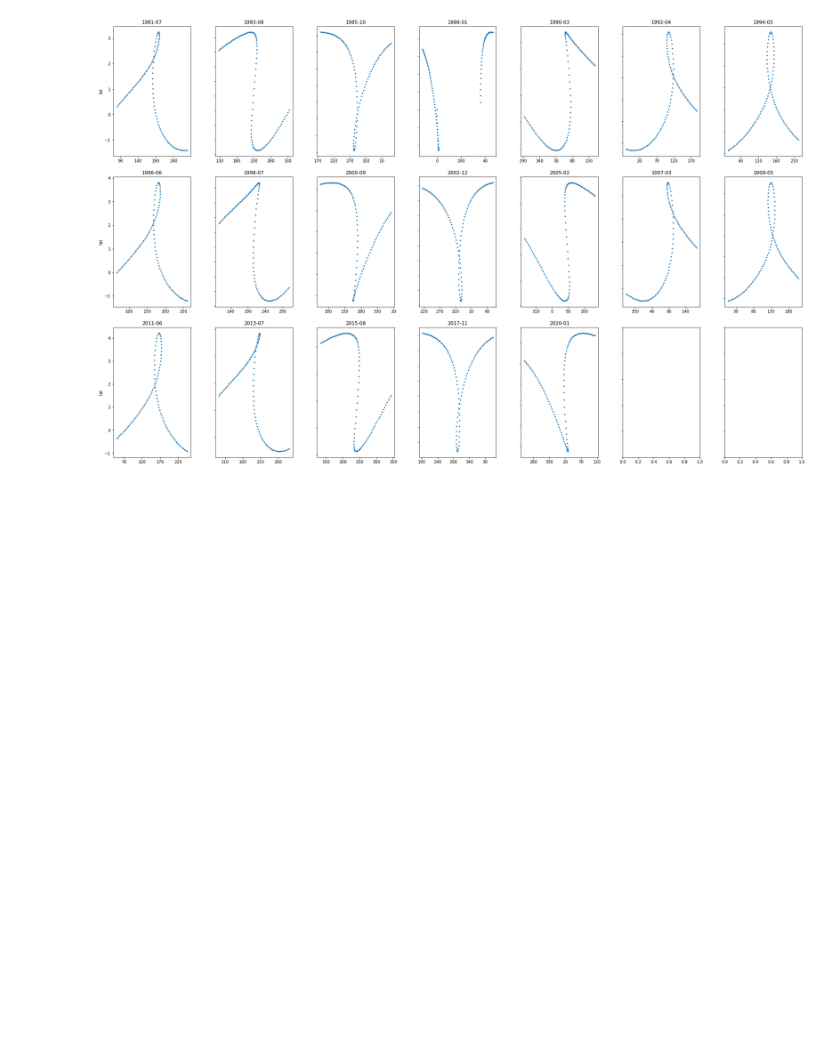
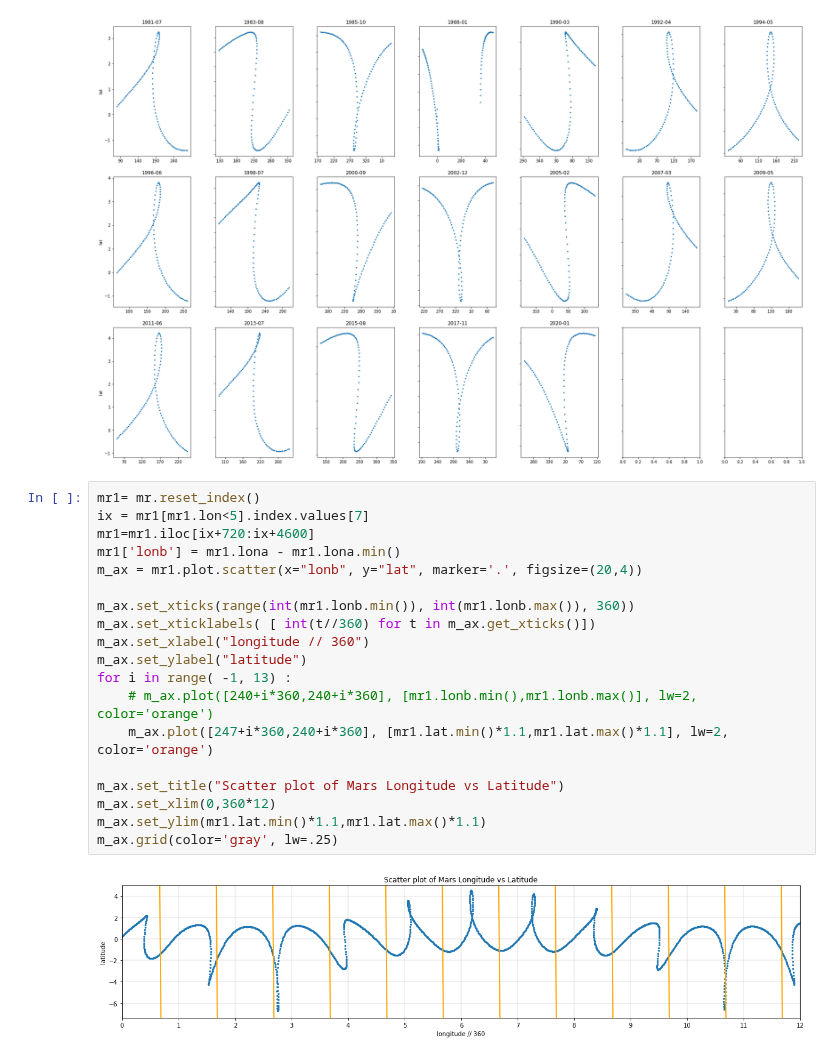
Before and after one commit to suchakr/cahc-utils, a Jupyter notebook: jyotisha/mars_retro.ipynb, the cells around one changed output. Saved outputs shown, nothing was run; the diff lists cells and outputs as text; blank space fills up the shorter version.

```diff
--- a/jyotisha/mars_retro.ipynb
+++ b/jyotisha/mars_retro.ipynb
@@ -114,3 +125,24 @@ for span,ax in zip(idx[idxd>1], axs.flatten()) :
 [figure]
 [figure]
 [figure]
+# %%
+mr1= mr.reset_index()
+ix = mr1[mr1.lon<5].index.values[7]
+mr1=mr1.iloc[ix+720:ix+4600]
+mr1['lonb'] = mr1.lona - mr1.lona.min()
+m_ax = mr1.plot.scatter(x="lonb", y="lat", marker='.', figsize=(20,4))
+
+m_ax.set_xticks(range(int(mr1.lonb.min()), int(mr1.lonb.max()), 360))
+m_ax.set_xticklabels( [ int(t//360) for t in m_ax.get_xticks()])
+m_ax.set_xlabel("longitude // 360")
+m_ax.set_ylabel("latitude")
+for i in range( -1, 13) :
+    # m_ax.plot([240+i*360,240+i*360], [mr1.lonb.min(),mr1.lonb.max()], lw=2, color='orange')
+    m_ax.plot([247+i*360,240+i*360], [mr1.lat.min()*1.1,mr1.lat.max()*1.1], lw=2, color='orange')
+
+m_ax.set_title("Scatter plot of Mars Longitude vs Latitude")
+m_ax.set_xlim(0,360*12)
+m_ax.set_ylim(mr1.lat.min()*1.1,mr1.lat.max()*1.1)
+m_ax.grid(color='gray', lw=.25)
+# %% [output]
+[figure, added]
```
Also changed, not shown: parts of 13 cells of this notebook, 14 other files.
